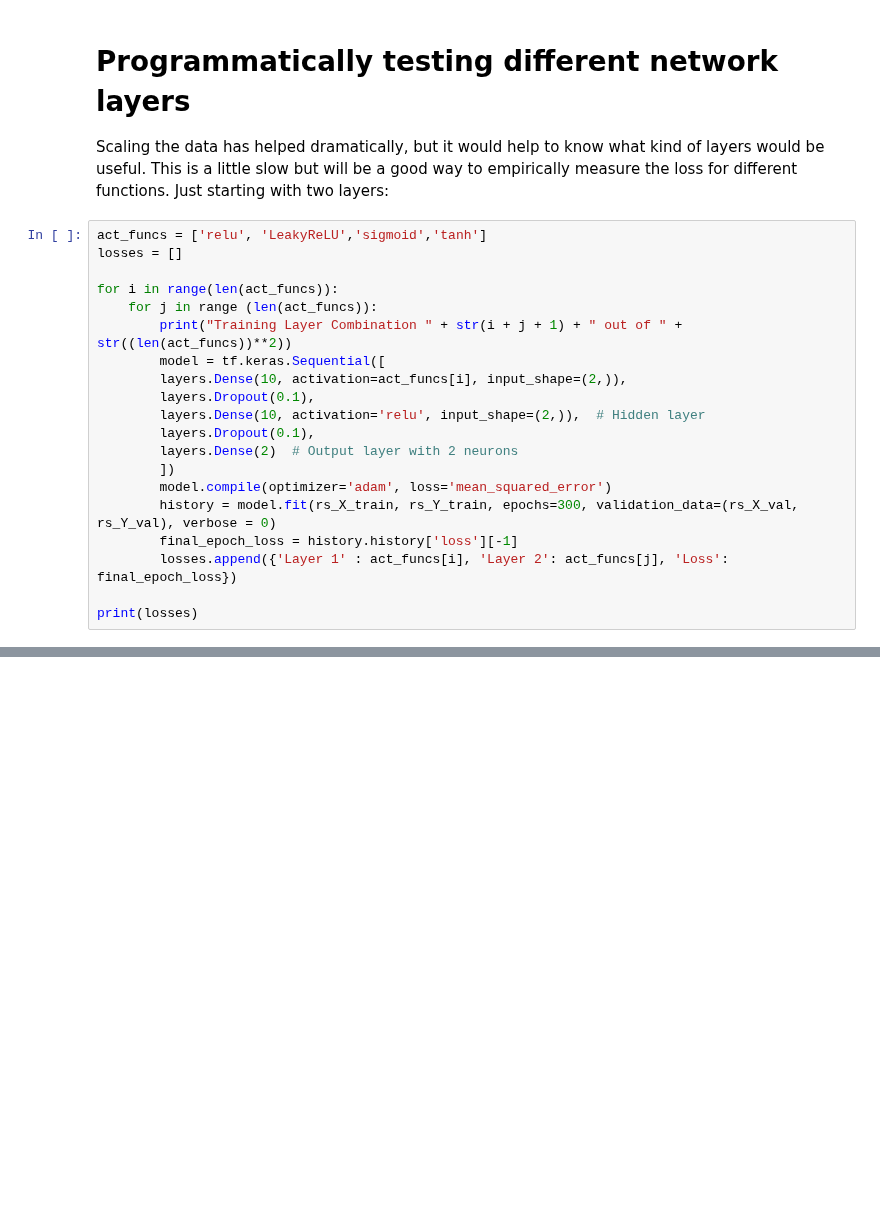
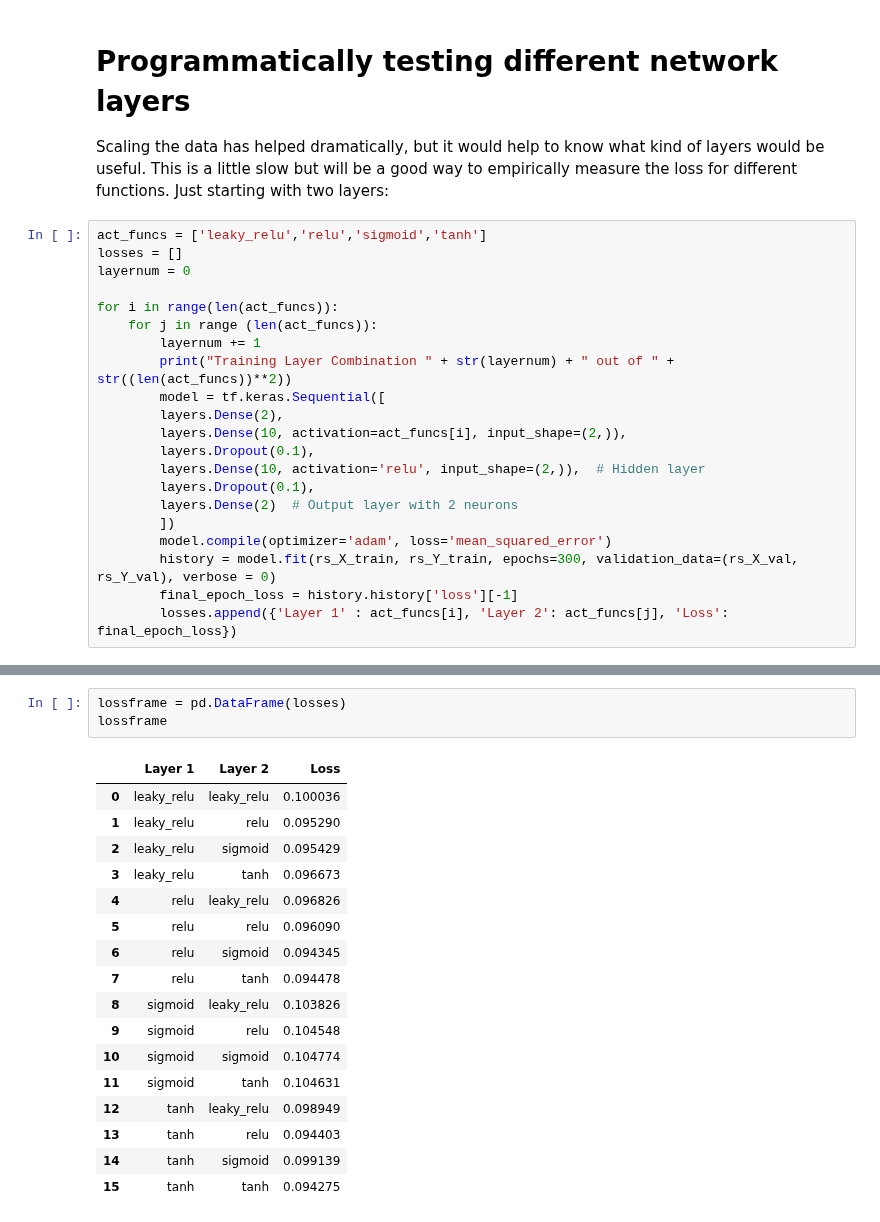
Before and after one commit to ubsuny/ML_LCVR-CP2P2024, a Jupyter notebook: model_fitting.ipynb, the cells around one changed output, grey strips where cells are left out. Cells and saved outputs as stored; diff of their text form; blank space fills up the shorter version.

Commit message:
Added 2 neuron input layer for better structure

```diff
--- a/model_fitting.ipynb
+++ b/model_fitting.ipynb
@@ -291,13 +291,16 @@ KeyboardInterrupt:
 
 Scaling the data has helped dramatically, but it would help to know what kind of layers would be useful. This is a little slow but will be a good way to empirically measure the loss for different functions. Just starting with two layers:
 # %%
-act_funcs = ['relu', 'LeakyReLU','sigmoid','tanh']
+act_funcs = ['leaky_relu','relu','sigmoid','tanh']
 losses = []
+layernum = 0
 
 for i in range(len(act_funcs)):
     for j in range (len(act_funcs)):
-        print("Training Layer Combination " + str(i + j + 1) + " out of " + str((len(act_funcs))**2))
+        layernum += 1
+        print("Training Layer Combination " + str(layernum) + " out of " + str((len(act_funcs))**2))
         model = tf.keras.Sequential([
+        layers.Dense(2),
         layers.Dense(10, activation=act_funcs[i], input_shape=(2,)),
         layers.Dropout(0.1),
         layers.Dense(10, activation='relu', input_shape=(2,)),  # Hidden layer
@@ -308,6 +311,4 @@ for i in range(len(act_funcs)):
         history = model.fit(rs_X_train, rs_Y_train, epochs=300, validation_data=(rs_X_val, rs_Y_val), verbose = 0)
         final_epoch_loss = history.history['loss'][-1]
         losses.append({'Layer 1' : act_funcs[i], 'Layer 2': act_funcs[j], 'Loss': final_epoch_loss})
-
-print(losses)
 # %% [output]
@@ -315,0 +332,21 @@ KeyboardInterrupt:
+# %%
+lossframe = pd.DataFrame(losses)
+lossframe
+# %% [output]
+|  | Layer 1 | Layer 2 | Loss |
+| 0 | leaky_relu | leaky_relu | 0.100036 |
+| 1 | leaky_relu | relu | 0.095290 |
+| 2 | leaky_relu | sigmoid | 0.095429 |
+| 3 | leaky_relu | tanh | 0.096673 |
+| 4 | relu | leaky_relu | 0.096826 |
+| 5 | relu | relu | 0.096090 |
+| 6 | relu | sigmoid | 0.094345 |
+| 7 | relu | tanh | 0.094478 |
+| 8 | sigmoid | leaky_relu | 0.103826 |
+| 9 | sigmoid | relu | 0.104548 |
+| 10 | sigmoid | sigmoid | 0.104774 |
+| 11 | sigmoid | tanh | 0.104631 |
+| 12 | tanh | leaky_relu | 0.098949 |
+| 13 | tanh | relu | 0.094403 |
+| 14 | tanh | sigmoid | 0.099139 |
+| 15 | tanh | tanh | 0.094275 |
```
Also changed, not shown: parts of 1 cell of this notebook.
